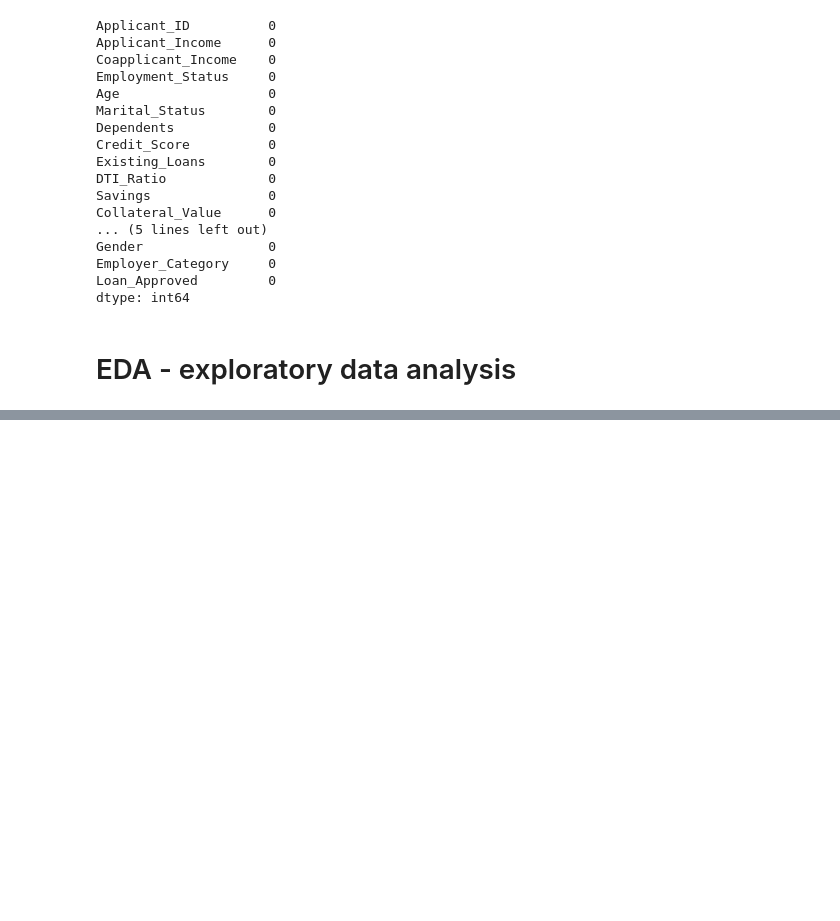
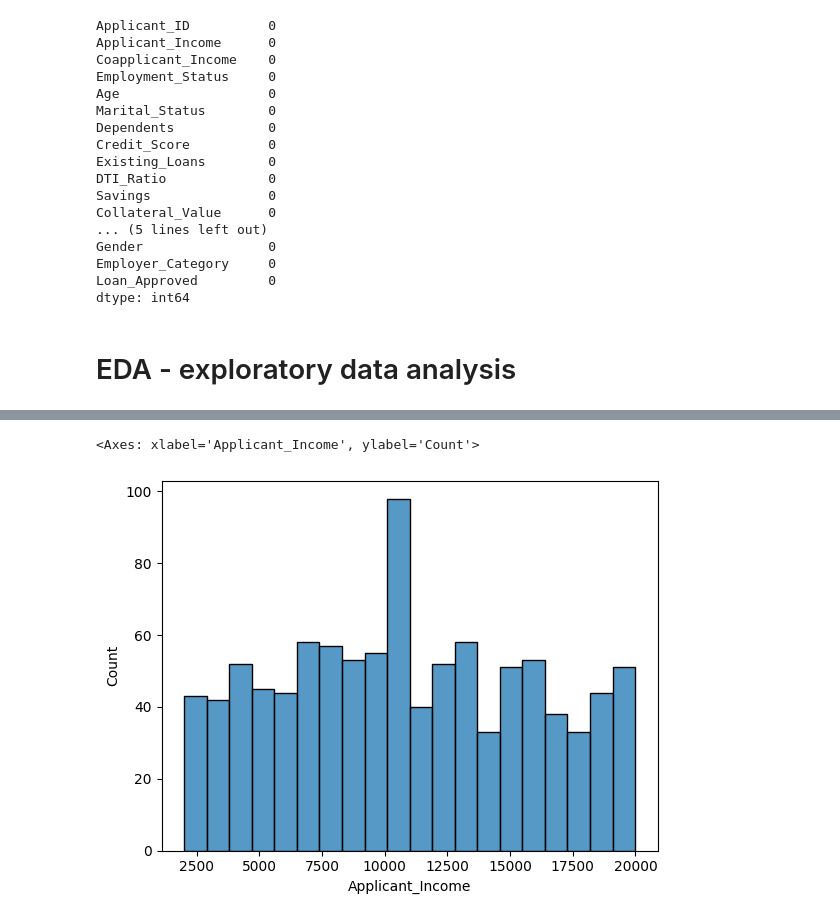
Before and after one commit to purvi-negi/ml-basic-projects, a Jupyter notebook: creditWise_loanSystem/loan_system.ipynb, the cells around one changed output, grey strips where cells are left out. Saved outputs shown, nothing was run; the diff lists cells and outputs as text; code cells hidden in the pictures; blank space fills up the shorter version.

```diff
--- a/creditWise_loanSystem/loan_system.ipynb
+++ b/creditWise_loanSystem/loan_system.ipynb
@@ -79,0 +103,11 @@ dtype: int64
+# %%
+# analyze income
+
+sns.histplot(
+    data = df,
+    x = "Applicant_Income",
+    bins=20
+)
+# %% [output]
+<Axes: xlabel='Applicant_Income', ylabel='Count'>
+[figure, added]
```
Also changed, not shown: parts of 7 cells of this notebook.
